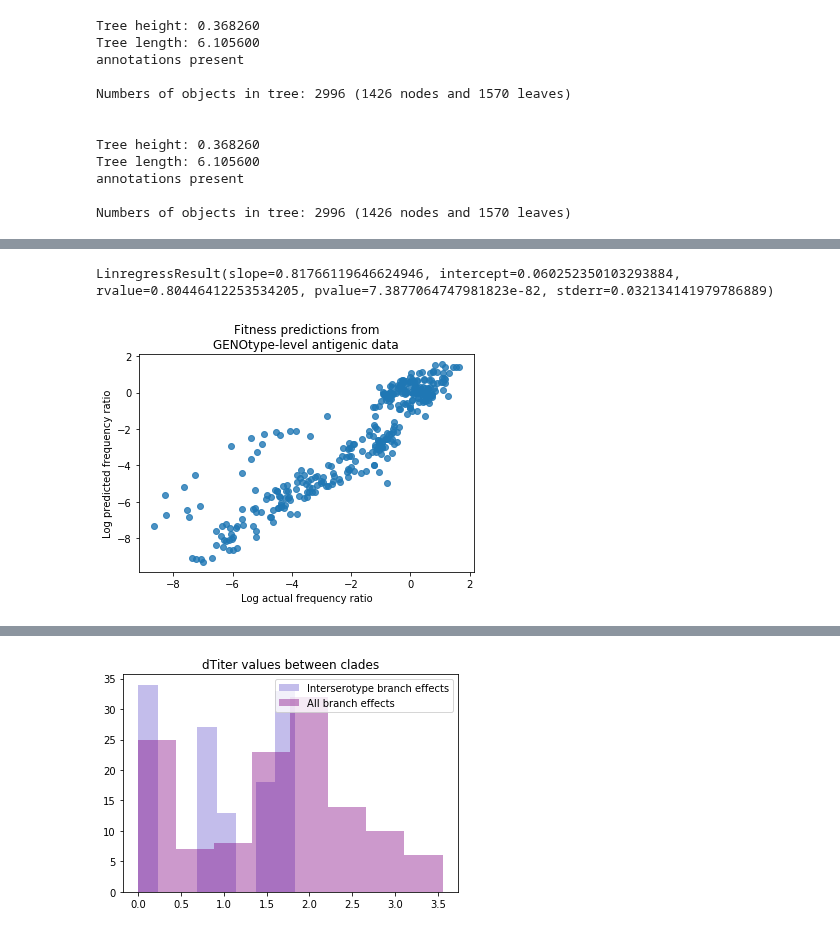
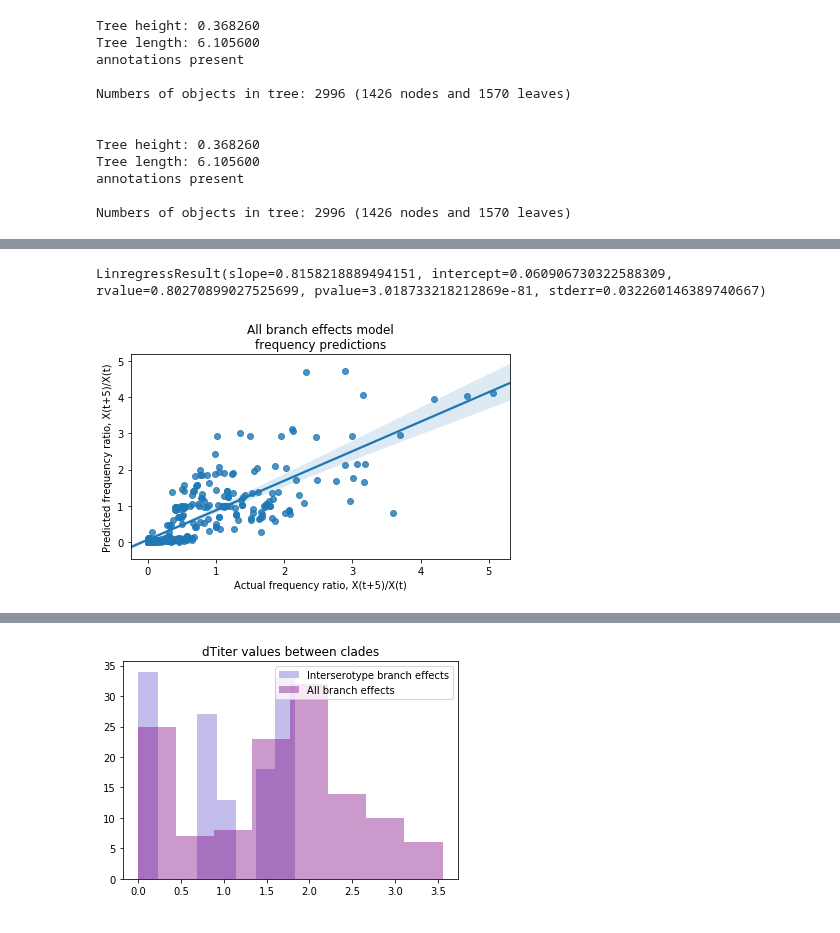
Before and after one commit to blab/dengue-antigenic-dynamics, a Jupyter notebook: scripts/frequencies/population-immunity/modularized-clade-exposure.ipynb, the cells around one changed output, grey strips where cells are left out. Drawn from its saved outputs; the diff is of its cells as text; code cells hidden in the pictures.

```diff
--- a/scripts/frequencies/population-immunity/modularized-clade-exposure.ipynb
+++ b/scripts/frequencies/population-immunity/modularized-clade-exposure.ipynb
@@ -274,16 +281,33 @@ LinregressResult(slope=0.8167819191721335, intercept=0.06067580969994224, rvalue
-# %%
-x = actual_frequency_ratio.values.flatten()
-y = genoAntRes_predicted_frequency_ratio.values.flatten()
-
-mask = ~np.isnan(x) & ~np.isnan(y)
-
-geno_fit = stats.linregress(x[mask],y[mask])
-print geno_fit
-sns.regplot(np.log(x[mask]), np.log(y[mask]))
-plt.xlabel('Log actual frequency ratio')
-plt.ylabel('Log predicted frequency ratio')
-plt.title('Fitness predictions from\nGENOtype-level antigenic data')
-plt.show()
-# %% [output]
-LinregressResult(slope=0.81766119646624946, intercept=0.060252350103293884, rvalue=0.80446412253534205, pvalue=7.3877064747981823e-82, stderr=0.032134141979786889)
-[figure, removed]
+# %%
+def compare_predictions(actual, predicted, loglog = True, title=None, years_forward=years_forward):
+    ''' Plot predicted vs. actual frequency change '''
+    # check the data is organized the same way before flattening values to an array
+    assert actual.columns.values.tolist() == predicted.columns.values.tolist()
+    assert actual.index.values.tolist() == predicted.index.values.tolist()
+    actual = actual.values.flatten()
+    predicted = predicted.values.flatten()
+
+    # drop entries where the value in either array is missing
+    mask = ~np.isnan(actual) & ~np.isnan(predicted)
+    actual = actual[mask]
+    predicted = predicted[mask]
+
+    if loglog:
+        actual = np.log(actual)
+        predicted = np.log(predicted)
+
+    fit = stats.linregress(actual, predicted)
+    print fit
+
+    sns.regplot(actual, predicted)
+    plt.xlabel('Actual frequency ratio, X(t+%d)/X(t)'%years_forward)
+    plt.ylabel('Predicted frequency ratio, X(t+%d)/X(t)'%years_forward)
+    if title:
+        plt.title(title)
+    plt.tight_layout()
+    plt.show()
+# %%
+compare_predictions(actual_frequency_ratio, clade_predicted_frequency_ratio, loglog=False, title='All branch effects model\nfrequency predictions')
+# %% [output]
+LinregressResult(slope=0.8158218889494151, intercept=0.060906730322588309, rvalue=0.80270899027525699, pvalue=3.018733218212869e-81, stderr=0.032260146389740667)
+[figure, added]
```
Also changed, not shown: parts of 24 cells of this notebook.
